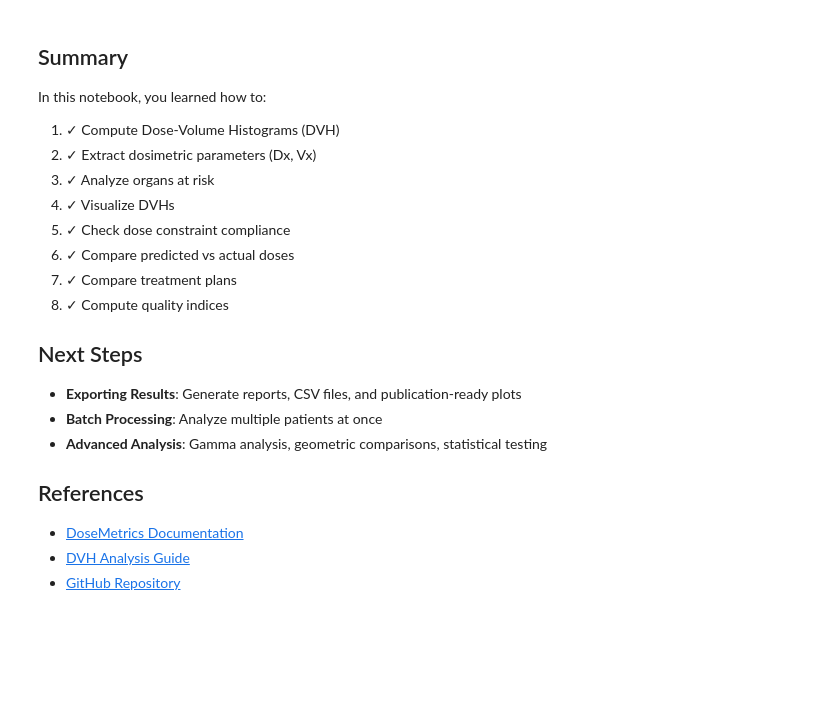
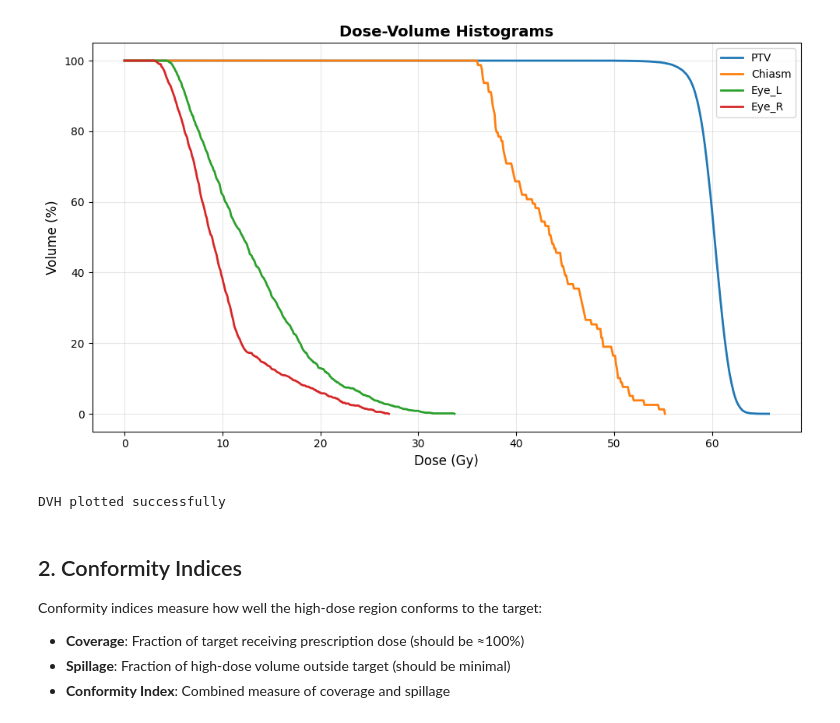
Before and after one commit to contouraid/dosemetrics, a Jupyter notebook: docs/notebooks/05-computing-metrics.ipynb, the cells around one changed output. Saved outputs shown, nothing was run; the diff lists cells and outputs as text; code cells hidden in the pictures; blank space fills up the shorter version.

Commit message:
updated notebook to work good and added code coverage generation in make

```diff
--- a/docs/notebooks/05-computing-metrics.ipynb
+++ b/docs/notebooks/05-computing-metrics.ipynb
@@ -92,17 +90,0 @@ For OARs, we typically care about maximum doses and volumes receiving high doses
-# %%
-# Analyze critical organs
-oars = ["BrainStem", "Chiasm", "Eye_L", "Eye_R", "OpticNerve_L", "OpticNerve_R"]
-
-print("Organs at Risk Analysis:")
-print(f"{'Structure':20s} {'Mean (Gy)':>10s} {'Max (Gy)':>10s} {'D2% (Gy)':>11s}")
-print("-" * 55)
-
-for oar_name in oars:
-    if oar_name in structures:
-        oar = structures.get_structure(oar_name)
-        stats_oar = dvh.compute_dose_statistics(dose, oar)
-
-        # D2% as proxy for near-maximum dose for small structures
-        d2 = stats_oar['D02']
-
-        print(f"{oar_name:20s} {stats_oar['mean_dose']:10.2f} {stats_oar['max_dose']:10.2f} {d2:11.2f}")
@@ -339,25 +91,35 @@ PTV Quality Indices:
-# %% [markdown]
-## Summary
-
-In this notebook, you learned how to:
-
-1. ✓ Compute Dose-Volume Histograms (DVH)
-2. ✓ Extract dosimetric parameters (Dx, Vx)
-3. ✓ Analyze organs at risk
-4. ✓ Visualize DVHs
-5. ✓ Check dose constraint compliance
-6. ✓ Compare predicted vs actual doses
-7. ✓ Compare treatment plans
-8. ✓ Compute quality indices
-
-## Next Steps
-
-- **Exporting Results**: Generate reports, CSV files, and publication-ready plots
-- **Batch Processing**: Analyze multiple patients at once
-- **Advanced Analysis**: Gamma analysis, geometric comparisons, statistical testing
-
-## References
-
-- [DoseMetrics Documentation](https://contouraid.github.io/dosemetrics/)
-- [DVH Analysis Guide](https://contouraid.github.io/dosemetrics/user-guide/dvh-analysis/)
-- [GitHub Repository](https://github.com/contouraid/dosemetrics)
+# %%
+# Visualize DVH for multiple structures
+fig, ax = plt.subplots(figsize=(10, 6))
+
+# Plot PTV
+dose_bins, volume_pcts = dvh.compute_dvh(dose, ptv)
+ax.plot(dose_bins, volume_pcts, linewidth=2, label="PTV")
+
+# Plot OARs (organs at risk)
+oar_names = ["BrainStem", "Chiasm", "Eye_L", "Eye_R"]
+for oar_name in oar_names:
+    if oar_name in structures:
+        oar = structures.get_structure(oar_name)
+        dose_bins, volume_pcts = dvh.compute_dvh(dose, oar)
+        ax.plot(dose_bins, volume_pcts, linewidth=2, label=oar_name)
+
+ax.set_xlabel("Dose (Gy)", fontsize=12)
+ax.set_ylabel("Volume (%)", fontsize=12)
+ax.set_title("Dose-Volume Histograms", fontsize=14, fontweight="bold")
+ax.grid(True, alpha=0.3)
+ax.legend(loc="best")
+plt.tight_layout()
+plt.show()
+
+print("DVH plotted successfully")
+# %% [output]
+[figure, added]
+DVH plotted successfully
+# %% [markdown]
+## 2. Conformity Indices
+
+Conformity indices measure how well the high-dose region conforms to the target:
+- **Coverage**: Fraction of target receiving prescription dose (should be ≈100%)
+- **Spillage**: Fraction of high-dose volume outside target (should be minimal)
+- **Conformity Index**: Combined measure of coverage and spillage
```
Also changed, not shown: parts of 26 cells of this notebook, 2 other files.
